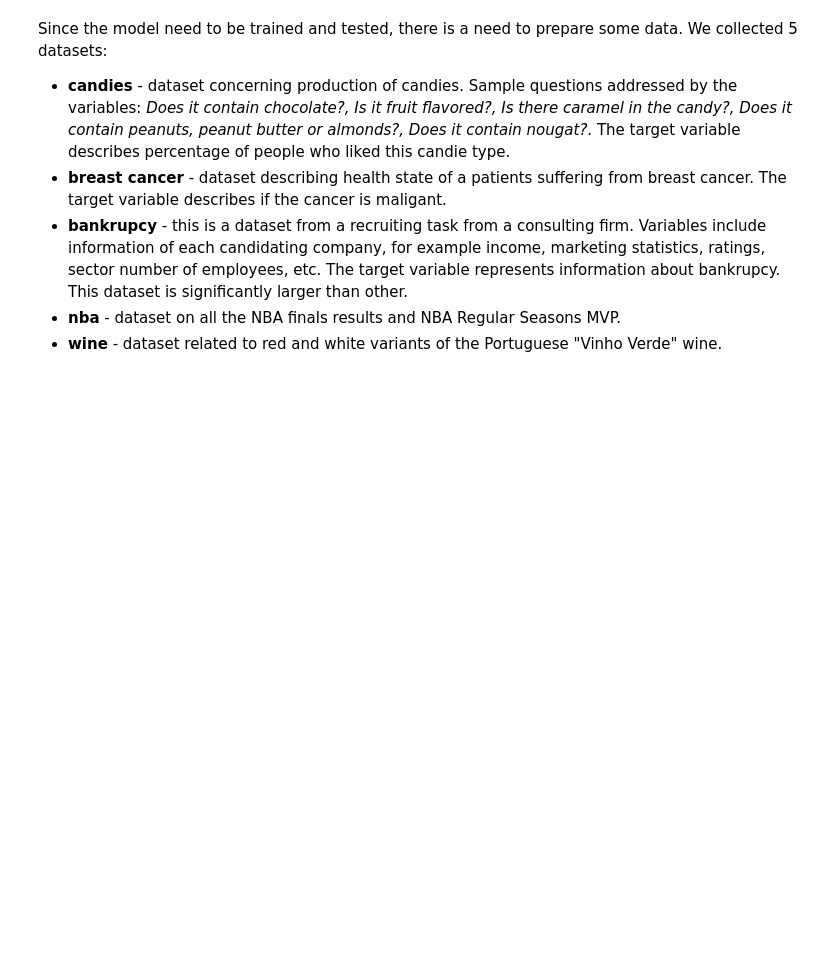
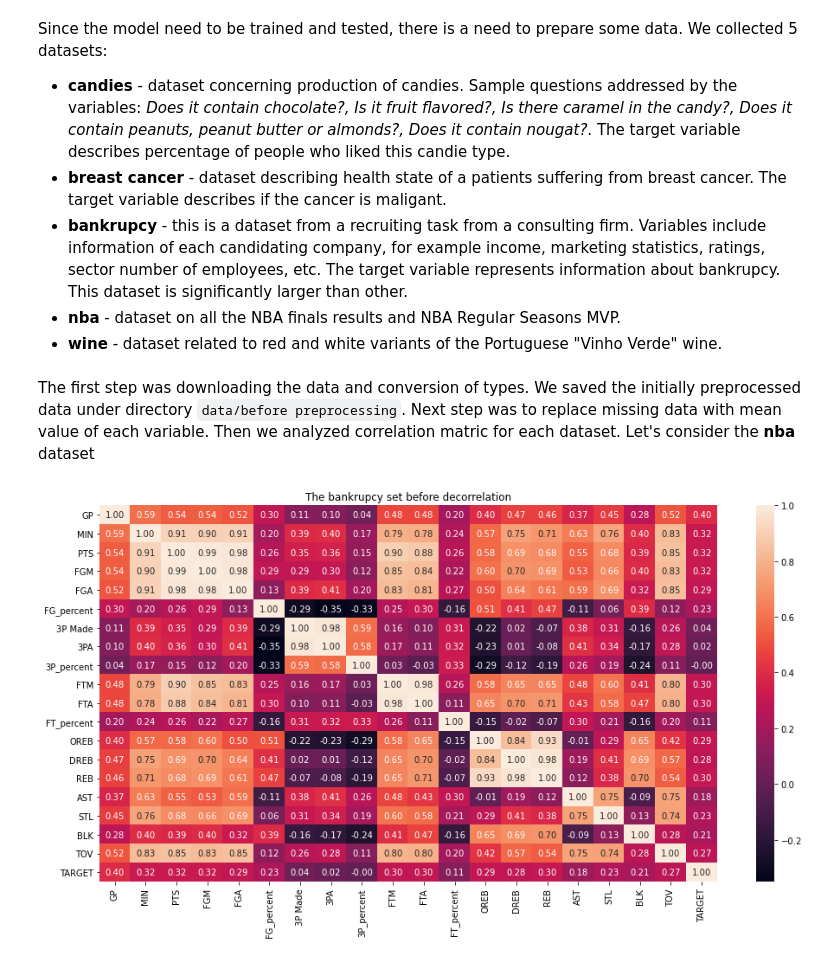
Before and after one commit to marneusz/AML_log_regression_optimization, a Jupyter notebook: report.ipynb, the cells around one changed output. Drawn from its saved outputs; the diff is of its cells as text; code cells hidden in the pictures; blank space fills up the shorter version.

```diff
--- a/report.ipynb
+++ b/report.ipynb
@@ -11,3 +17,12 @@ Since the model need to be trained and tested, there is a need to prepare some d
  * **bankrupcy** - this is a dataset from a recruiting task from a consulting firm. Variables include information of each candidating company, for example income, marketing statistics, ratings, sector number of employees, etc. The target variable represents information about bankrupcy. This dataset is significantly larger than other.
  * **nba** - dataset on all the NBA finals results and NBA Regular Seasons MVP.
  * **wine** - dataset related to red and white variants of the Portuguese "Vinho Verde" wine.
+# %% [markdown]
+The first step was downloading the data and conversion of types. We saved the initially preprocessed data under directory `data/before preprocessing`. Next step was to replace missing data with mean value of each variable. Then we analyzed correlation matric for each dataset. Let's consider the **nba** dataset
+# %%
+nba = pd.read_csv('data/before preprocessing/nba.csv')
+plt.figure(figsize=(16, 8))
+plt.title('The bankrupcy set before decorrelation')
+_ = sns.heatmap(nba.corr(), annot=True, fmt='.2f')
+# %% [output]
+[figure, added]
```
Also changed, not shown: parts of 6 cells of this notebook.
